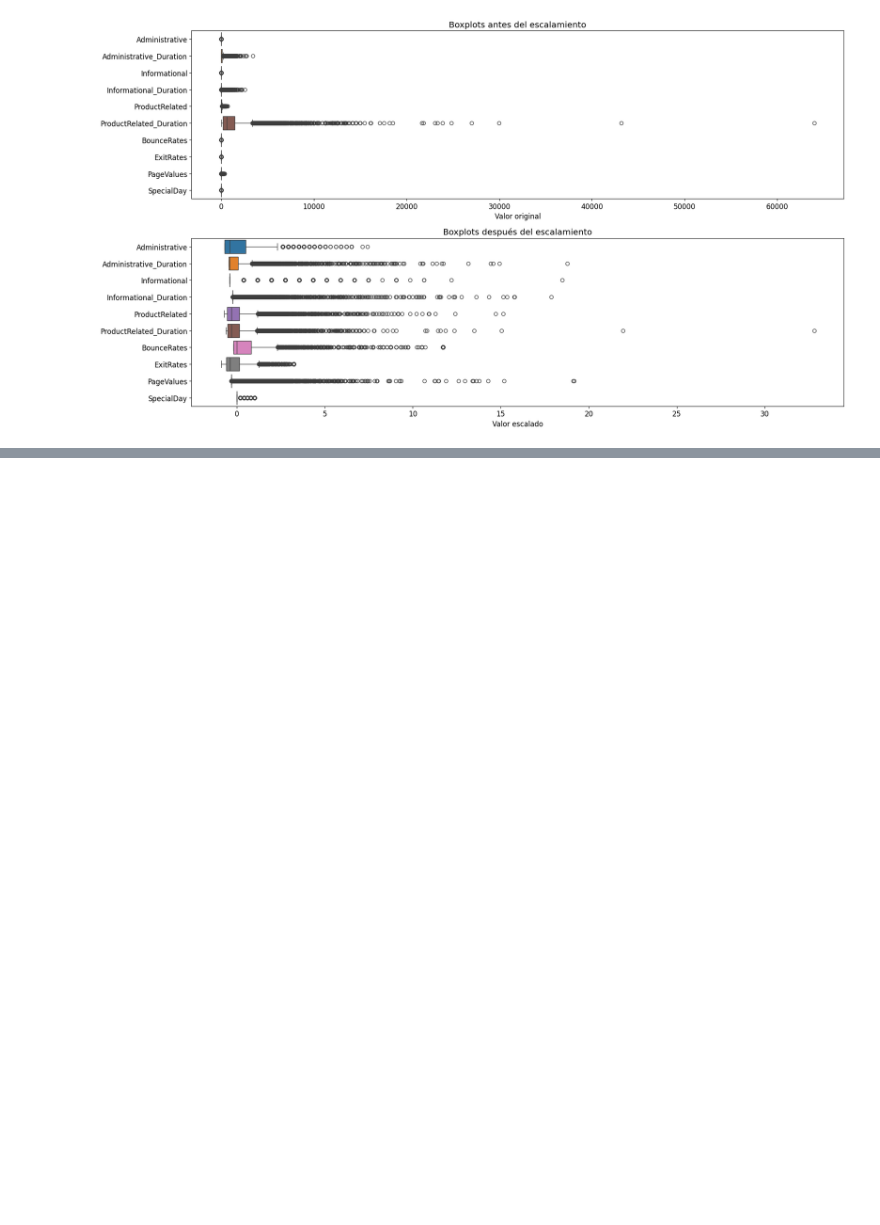
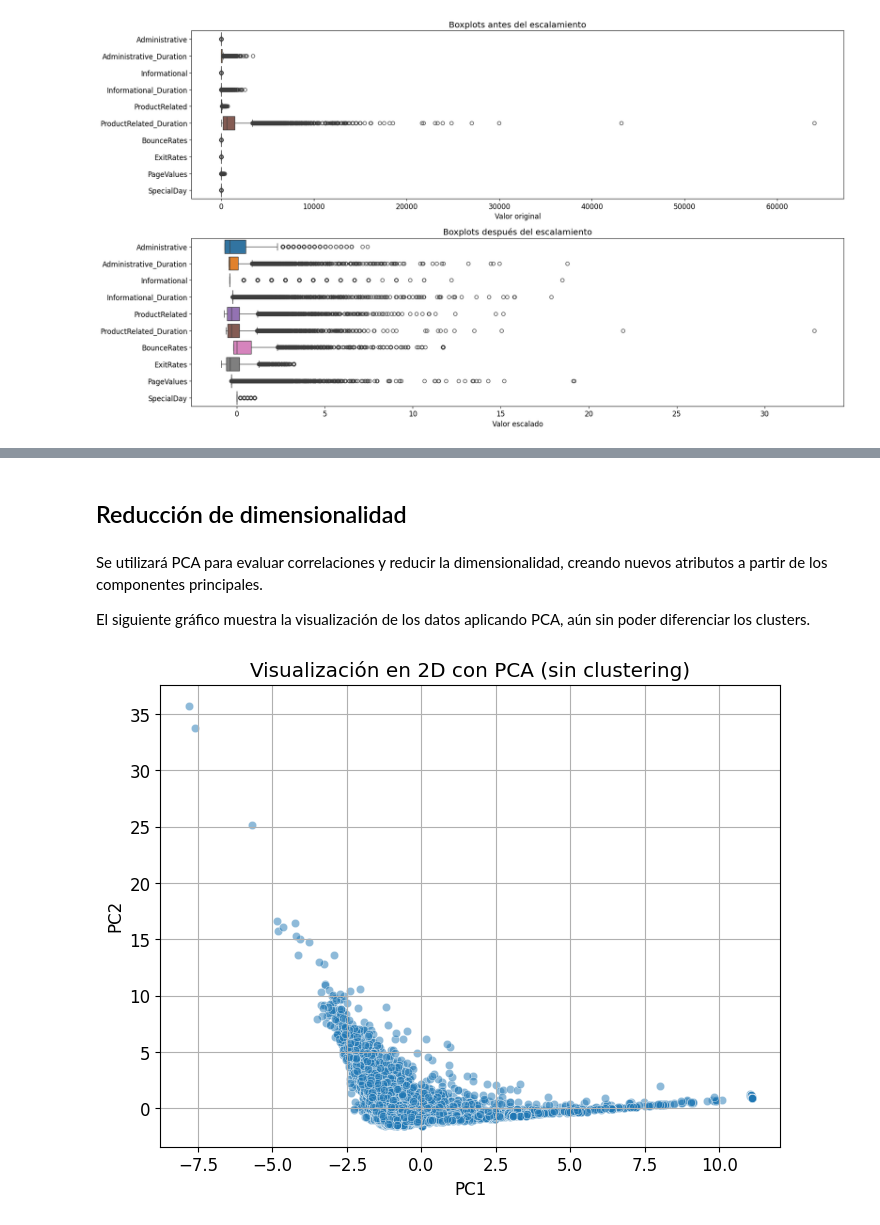
Before and after one commit to Mrldmz/AED-P3, a Jupyter notebook: main.ipynb, the cells around one changed output, grey strips where cells are left out. Drawn from its saved outputs; the diff is of its cells as text; code cells hidden in the pictures; blank space fills up the shorter version.

```diff
--- a/main.ipynb
+++ b/main.ipynb
@@ -443,0 +540,24 @@ plt.show()
+# %% [markdown]
+## Reducción de dimensionalidad
+# %% [markdown]
+Se utilizará PCA para evaluar correlaciones y reducir la dimensionalidad, creando nuevos atributos a partir de los componentes principales.
+
+El siguiente gráfico muestra la visualización de los datos aplicando PCA, aún sin poder diferenciar los clusters.
+# %%
+from sklearn.decomposition import PCA
+
+# Aplicar PCA para reducir a 2 componentes
+pca = PCA(n_components=2)
+X_pca = pca.fit_transform(scaled_df)
+
+# Crear un DataFrame con componentes principales
+pca_df = pd.DataFrame(X_pca, columns=['PC1', 'PC2'])
+
+# Visualizar la dispersión sin etiquetas
+plt.figure(figsize=(8, 6))
+sns.scatterplot(x='PC1', y='PC2', data=pca_df, alpha=0.5)
+plt.title('Visualización en 2D con PCA (sin clustering)')
+plt.grid(True)
+plt.show()
+# %% [output]
+[figure, added]
```
Also changed, not shown: parts of 9 cells of this notebook, 4 other files.
